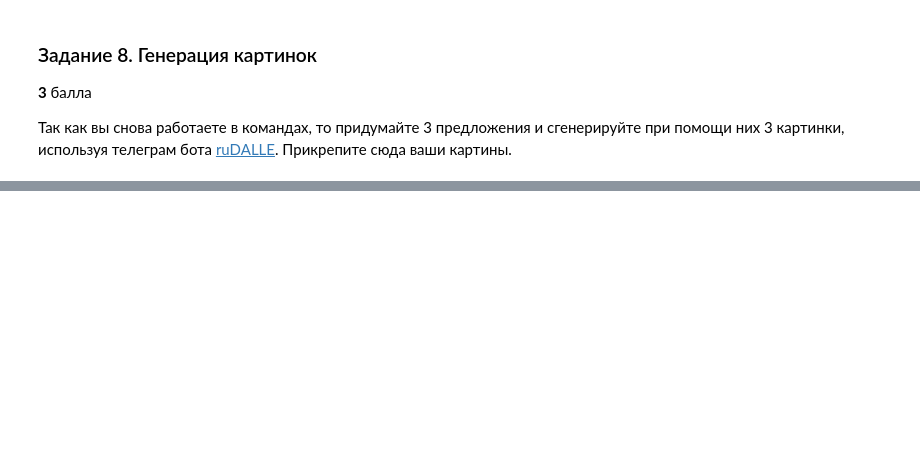
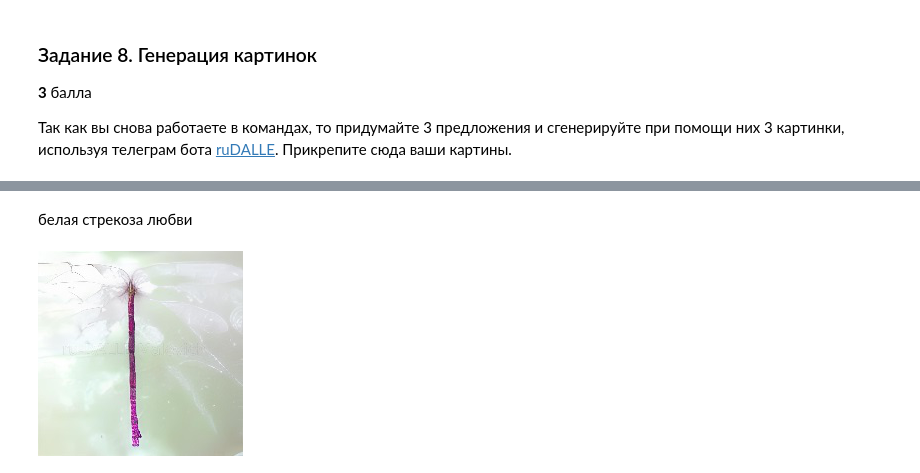
Before and after one commit to kambizaur/BI_ML_2023, a Jupyter notebook: HW_07_08_nn_intro/code/FC_NN_practice.ipynb, the cells around one changed output, grey strips where cells are left out. Drawn from its saved outputs; the diff is of its cells as text; code cells hidden in the pictures; blank space fills up the shorter version.

```diff
--- a/HW_07_08_nn_intro/code/FC_NN_practice.ipynb
+++ b/HW_07_08_nn_intro/code/FC_NN_practice.ipynb
@@ -508,0 +570,6 @@ class CustomReLU(nn.Module):
+# %% [markdown]
+белая стрекоза любви
+# %%
+Image.open("3.jpg")
+# %% [output]
+[figure, added]
```
Also changed, not shown: parts of 14 cells of this notebook.
